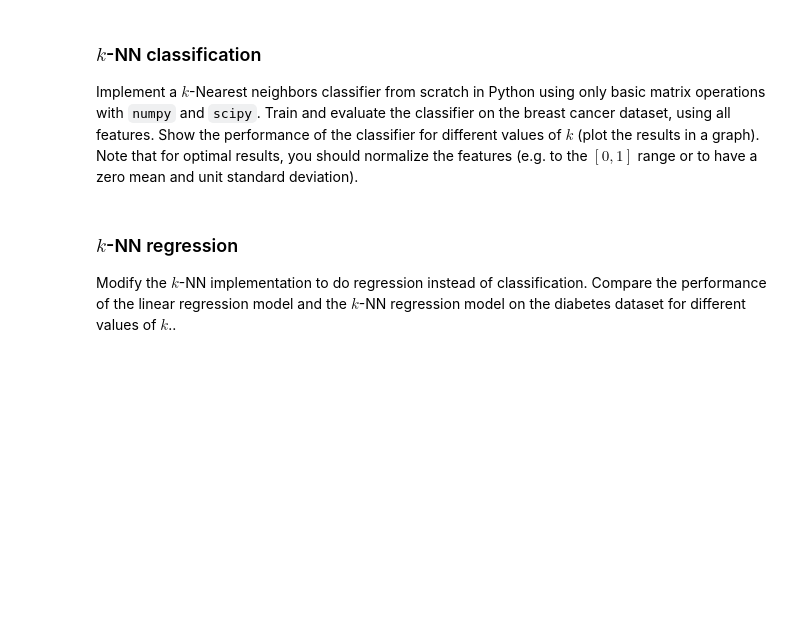
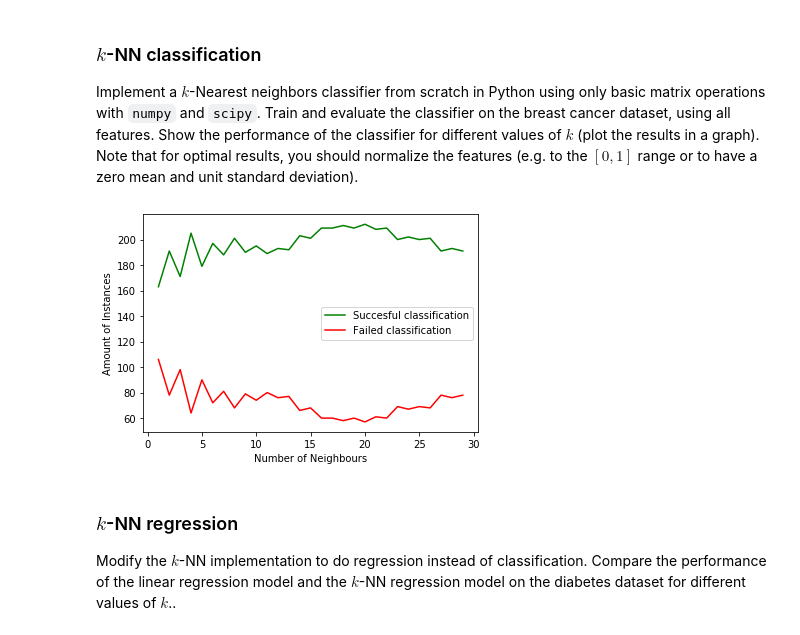
Before and after one commit to tdewaard/8dm40-machine-learning, a Jupyter notebook: practicals/week_1.ipynb, the cells around one changed output. Drawn from its saved outputs; the diff is of its cells as text; code cells hidden in the pictures; blank space fills up the shorter version.

```diff
--- a/practicals/week_1.ipynb
+++ b/practicals/week_1.ipynb
@@ -177,6 +177,50 @@ where $\boldsymbol{\mathrm{D}} = diag(\boldsymbol{\mathrm{d}})$
 ### $k$-NN classification
 
 Implement a $k$-Nearest neighbors classifier from scratch in Python using only basic matrix operations with `numpy` and `scipy`. Train and evaluate the classifier on the breast cancer dataset, using all features. Show the performance of the classifier for different values of $k$ (plot the results in a graph). Note that for optimal results, you should normalize the features (e.g. to the $[0, 1]$ range or to have a zero mean and unit standard deviation).
+# %%
+import numpy as np
+from sklearn.datasets import load_breast_cancer
+import NNfunction
+from NNfunction import *
+import matplotlib.pyplot as plt
+
+"""
+Load the breast cancer dataset find the true targets from the test data set and choose how many neighbour points should be looked at.
+
+"""
+breast_cancer = load_breast_cancer()
+real_values=breast_cancer.target[300:,np.newaxis]
+nn=  30
+k=range(1,nn)
+
+"""
+The for-loop classfies the test dataset using different values for k. After that, the true values and the calculated values are compared
+and the amount of correctly and falsely classefied samples are stored in the lists: Good and Wrong.
+These lists are then plotted as a function of k.
+"""
+
+Good=[]
+Wrong=[]
+for i in range(1,nn):
+    calssification=NNfunction(i,breast_cancer)
+    Incorrect_predictions=0
+    Correct_predictions=0
+    for q in range(len(real_values)):
+        if calssification[q,:]==real_values[q,:]:
+            Correct_predictions=Correct_predictions+1
+        else:
+            Incorrect_predictions=Incorrect_predictions+1
+    Good.append(Correct_predictions)
+    Wrong.append(Incorrect_predictions)
+
+plt.plot(k,Good,color='green',label = "Succesful classification")
+plt.plot(k,Wrong,color='red',label = "Failed classification")
+plt.xlabel('Number of Neighbours')
+plt.ylabel('Amount of Instances')
+plt.legend()
+plt.show()
+# %% [output]
+[figure, added]
 # %% [markdown]
 ### $k$-NN regression
 
```
Also changed, not shown: 1 other file.
